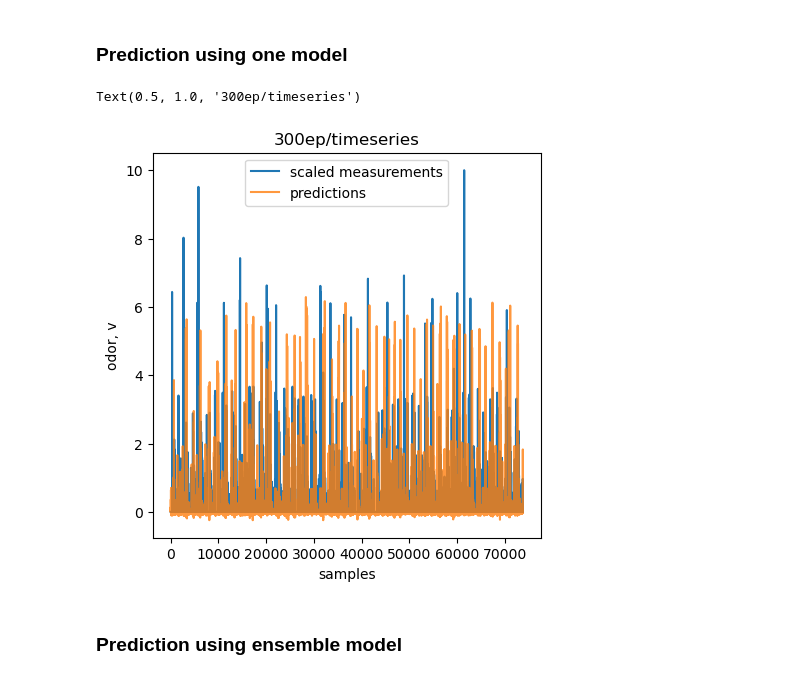
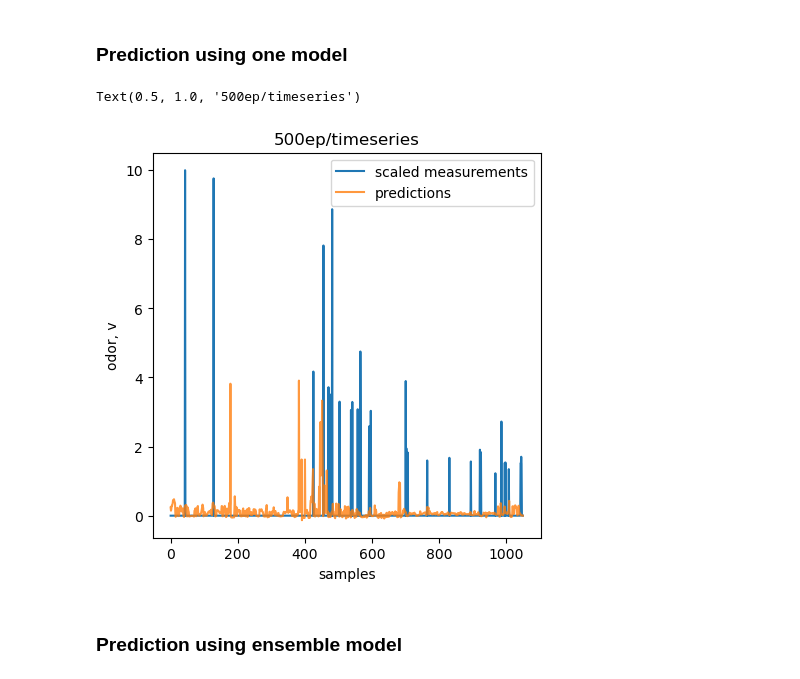
Before and after one commit to arunavanag591/COSMOS, a Jupyter notebook: train_time_series.ipynb, the cells around one changed output. Saved outputs shown, nothing was run; the diff lists cells and outputs as text; code cells hidden in the pictures.

```diff
--- a/train_time_series.ipynb
+++ b/train_time_series.ipynb
@@ -20,0 +24,2 @@ from sklearn.preprocessing import MinMaxScaler
+# %%
+df = pd.read_hdf('/home/beast/An/data/train/train.h5')
@@ -220,7 +254,7 @@ display(test)
 features = ['windx', 'windy', 'x', 'y']
 target = ['scaled_odor']
 seq_length = 5  # Choose a suitable sequence length
-num_epochs = 300  # Choose a suitable number of epochs
+num_epochs = 500  # Choose a suitable number of epochs
 
 # Initialize LSTM model
 input_size = 4  # Number of features
@@ -328,22 +343,22 @@ Epoch [300/300], Loss: 0.269383043050766
 # %% [markdown]
 ### Prediction using one model
 # %%
-new_data_path = "/home/beast/An/data/train/train.h5"
+new_data_path = "/home/beast/An/data/test/diag1.h5"
 predictions = predict_on_new_data(model, new_data_path, features, target, seq_length, device)
 test=pd.read_hdf(new_data_path)
 test['predicted_odor']=np.pad(predictions.flatten(),(0, len(test)-len(predictions)),mode='constant')
 # %%
 f,ax=plt.subplots(1,1,figsize=(5,5))
 ax.plot(scale_data(test.odor), label='scaled measurements')
-ax.plot((predictions), alpha=0.8,label='predictions')
+ax.plot(test.predicted_odor, alpha=0.8,label='predictions')
 ax.set_ylabel('odor, v')
 ax.set_xlabel('samples')
 ax.legend()
-ax.set_title('300ep/timeseries')
+ax.set_title('500ep/timeseries')
 # f.savefig('../assets/300_ensemble_full.jpeg', dpi=150, bbox_inches = "tight")
 # %% [output]
-Text(0.5, 1.0, '300ep/timeseries')
+Text(0.5, 1.0, '500ep/timeseries')
-[figure, old version]
+[figure, new version]
 # %% [markdown]
 ### Prediction using ensemble model
 # %%
```
Also changed, not shown: parts of 19 cells of this notebook, 3 other files.
